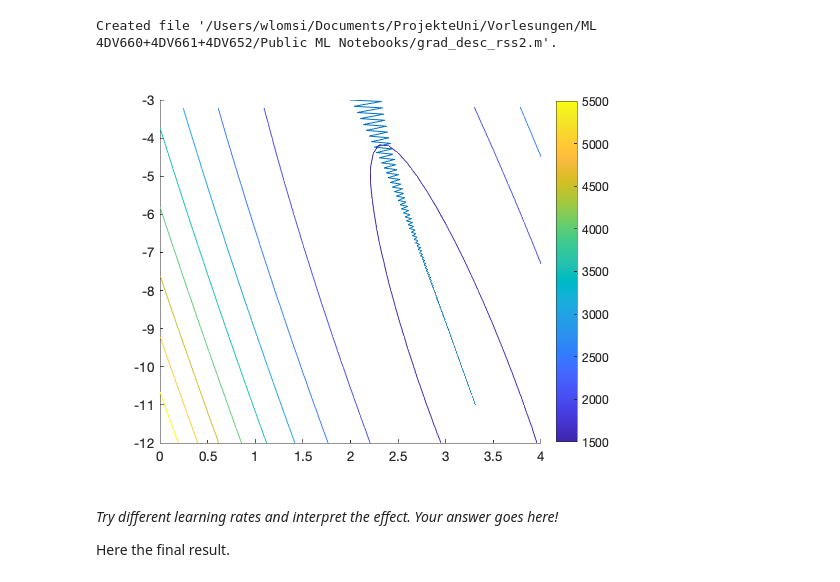
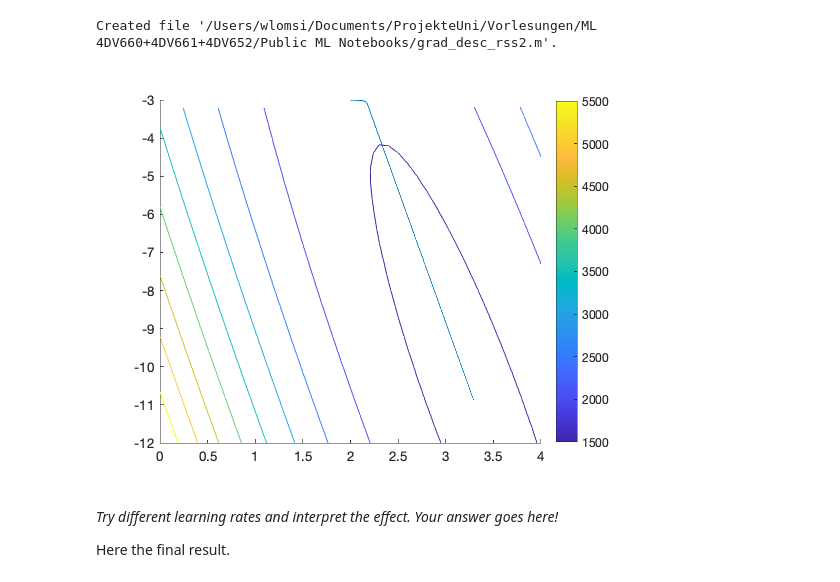
Before and after one commit to WelfLowe/Public-ML-Notebooks, a Jupyter notebook: Numerical Linear Regression.ipynb, the cells around one changed output. Drawn from its saved outputs; the diff is of its cells as text; code cells hidden in the pictures.

```diff
--- a/Numerical Linear Regression.ipynb
+++ b/Numerical Linear Regression.ipynb
@@ -313,14 +313,14 @@ Created file '/Users/wlomsi/Documents/ProjekteUni/Vorlesungen/ML 4DV660+4DV661+4
 # %%
 ff = @(a,b)(grad_rss2(a,b,X,Y));
 K = 1000;
 learning_eps = 0.001;
-learning_eps = 0.0001;
-learning_eps = 0.0025;
+%learning_eps = 0.0001;
+%learning_eps = 0.0025;
 %learning_eps = 0.00255;
 [as, bs] = grad_desc_rss2(K, a0, b0, learning_eps, f, ff, true);
 [as, bs].';
 # %% [output]
-[figure, old version]
+[figure, new version]
 # %% [markdown]
 *Try different learning rates and interpret the effect. Your answer goes here!*
 
```
Also changed, not shown: parts of 3 cells of this notebook, 1 other file.
